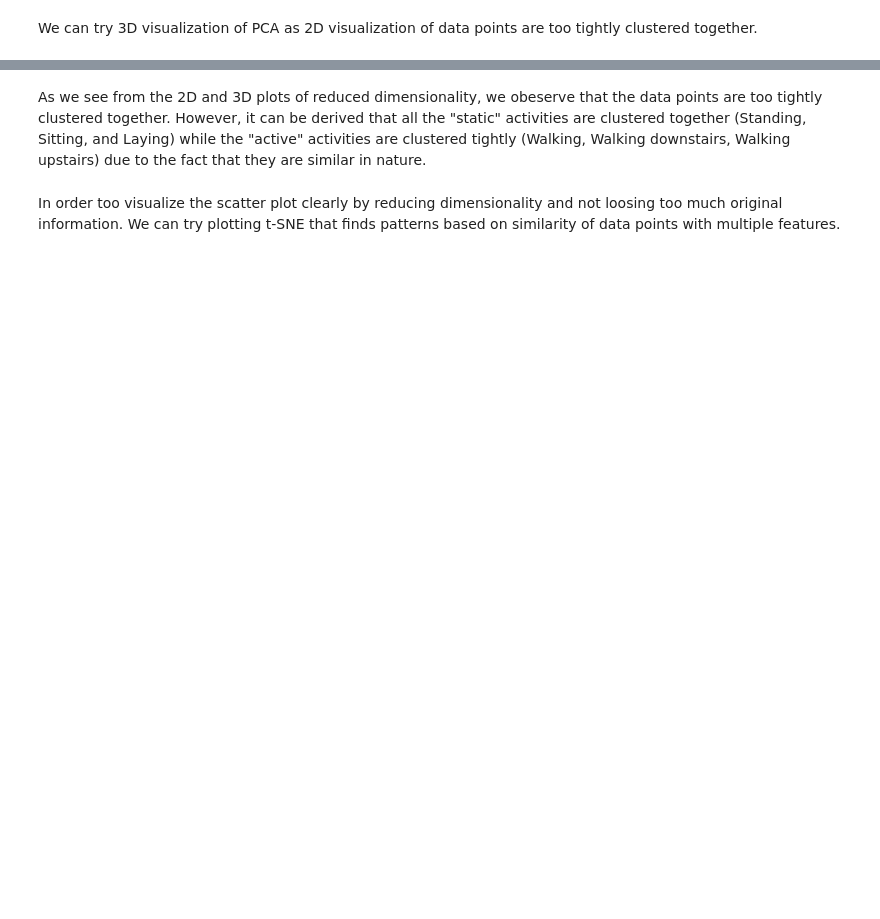
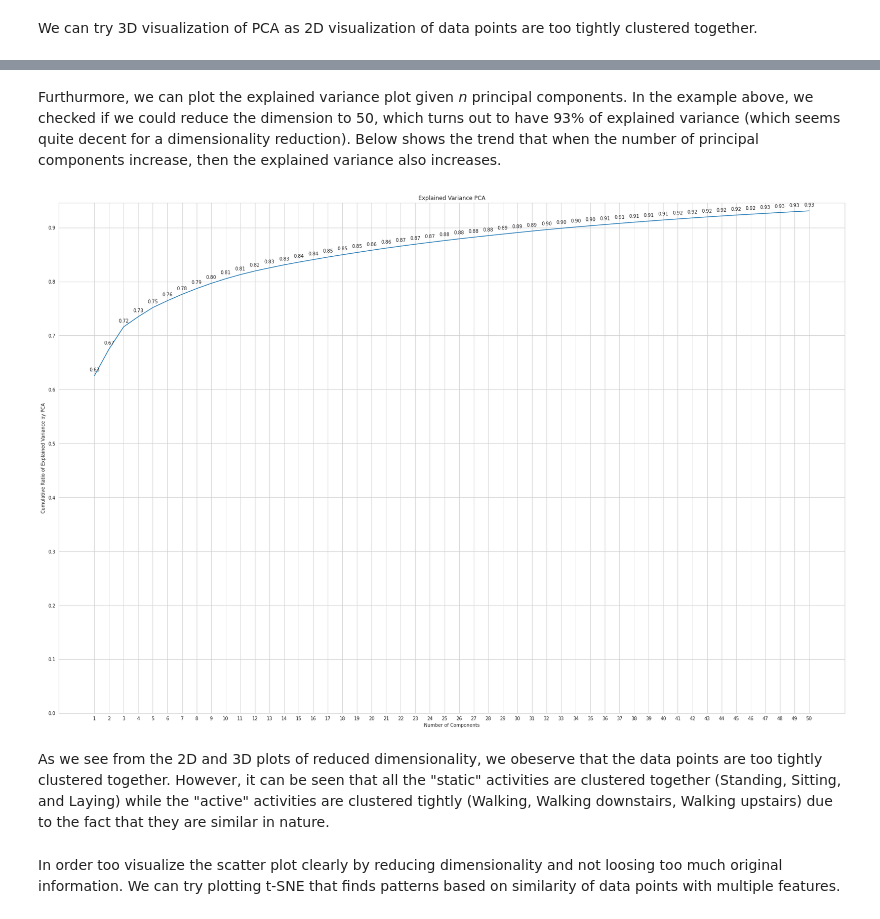
Before and after one commit to anthonywu2000/Human-Activity-Recognition, a Jupyter notebook: Human_Activity_Recognition_Algorithms_Project.ipynb, the cells around one changed output, grey strips where cells are left out. Saved outputs shown, nothing was run; the diff lists cells and outputs as text; code cells hidden in the pictures; blank space fills up the shorter version.

Commit message:
feature selection confirmation, with modeling listed

```diff
--- a/Human_Activity_Recognition_Algorithms_Project.ipynb
+++ b/Human_Activity_Recognition_Algorithms_Project.ipynb
@@ -9,3 +9,7 @@ import matplotlib.pyplot as plt
 import warnings
 # %% [markdown]
 # **Importing Dataset**
+# %%
+# ignore this if running on Jupyter
+from google.colab import files
+uploaded = files.upload()
@@ -12,7 +20,10 @@ import warnings
 # %%
 # importing files via pandas
-df_train = pd.read_csv('/train.csv')
-df_test = pd.read_csv('/test.csv')
+import io
+
+# change to file path when running on Jupyter
+df_train = pd.read_csv(io.BytesIO(uploaded['train.csv']))
+df_test = pd.read_csv(io.BytesIO(uploaded['test.csv']))
 # %%
 print(df_train.shape)
 print(df_test.shape)
@@ -242,9 +253,8 @@ matrix_for_reduction = df_train.drop(['subject', 'Activity'], axis = 1)
 
 scaler = StandardScaler()
 scaler.fit_transform(matrix_for_reduction)
-print(pd.DataFrame(scaler.fit_transform(matrix_for_reduction)))
 
-model_pca = PCA(n_components = 2)
+model_pca = PCA(n_components = 50)
 components = model_pca.fit_transform(matrix_for_reduction)
 
 total_var = model_pca.explained_variance_ratio_.sum() * 100
@@ -284,5 +276,28 @@ figure_1.show()
+# %% [markdown]
+Furthurmore, we can plot the explained variance plot given *n* principal components. In the example above, we checked if we could reduce the dimension to 50, which turns out to have 93% of explained variance (which seems quite decent for a dimensionality reduction). Below shows the trend that when the number of principal components increase, then the explained variance also increases.
+# %%
+xp = np.arange(1, 51, 1)
+yp = np.cumsum(model_pca.explained_variance_ratio_)
+
+def plot_explained_variance_ratio(x_val, y_val):
+  plt.figure(figsize = (30, 20))
+  plt.plot(x_val, y_val)
+  sns.set_style("whitegrid")
+  for x_lab, y_lab in zip(x_val, y_val):
+    label = "{:.2f}".format(y_lab)
+    plt.annotate(label, (x_lab, y_lab), textcoords = "offset points", xytext = (0, 10), ha = 'center')
+  plt.xticks(x_val)
+  plt.yticks(np.arange(0, 1.0, 0.1))
+  plt.title("Explained Variance PCA")
+  plt.xlabel("Number of Components")
+  plt.ylabel("Cumulative Ratio of Explained Variance by PCA")
+  plt.show()
+
+plot_explained_variance_ratio(x_val = xp, y_val = yp)
+# %% [output]
+[figure, added]
 # %% [markdown]
-As we see from the 2D and 3D plots of reduced dimensionality, we obeserve that the data points are too tightly clustered together. However, it can be derived that all the "static" activities are clustered together (Standing, Sitting, and Laying) while the "active" activities are clustered tightly (Walking, Walking downstairs, Walking upstairs) due to the fact that they are similar in nature.
+As we see from the 2D and 3D plots of reduced dimensionality, we obeserve that the data points are too tightly clustered together. However, it can be seen that all the "static" activities are clustered together (Standing, Sitting, and Laying) while the "active" activities are clustered tightly (Walking, Walking downstairs, Walking upstairs) due to the fact that they are similar in nature.
 # %% [markdown]
 In order too visualize the scatter plot clearly by reducing dimensionality and not loosing too much original information. We can try plotting t-SNE that finds patterns based on similarity of data points with multiple features.
 # %%
```
Also changed, not shown: parts of 16 cells of this notebook.
